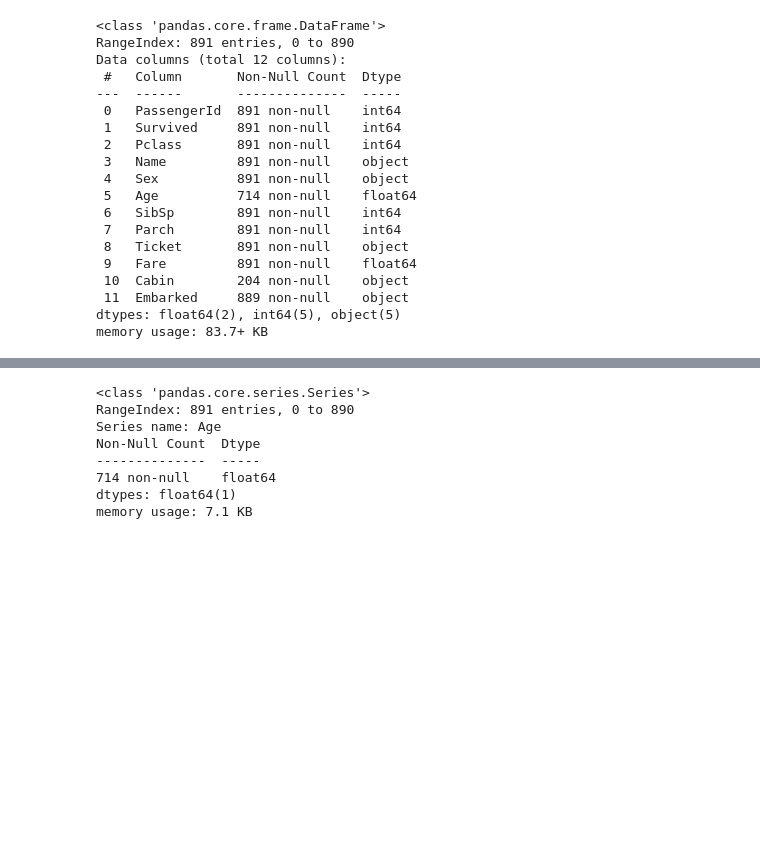
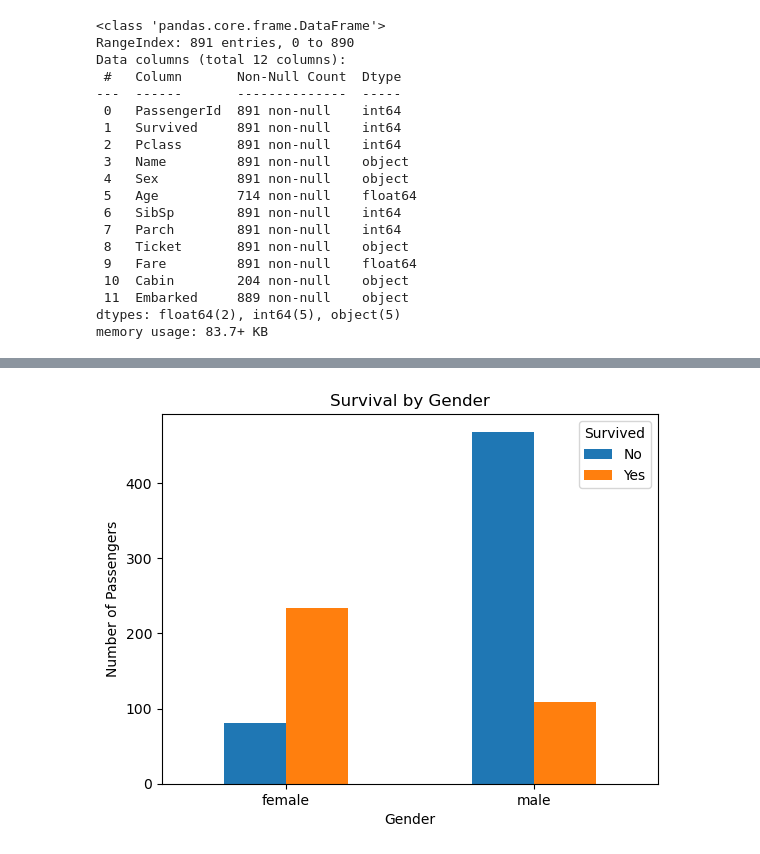
Before and after one commit to NewGencodeX/Titanic-Survival-Prediction, a Jupyter notebook: notebooks/01_data_exploration.ipynb, the cells around one changed output, grey strips where cells are left out. Saved outputs shown, nothing was run; the diff lists cells and outputs as text; code cells hidden in the pictures; blank space fills up the shorter version.

```diff
--- a/notebooks/01_data_exploration.ipynb
+++ b/notebooks/01_data_exploration.ipynb
@@ -74,12 +67,15 @@ dtype: int64
 # %%
-df["Age"].info()
+gender_survival = pd.crosstab(df['Sex'], df['Survived'])
+gender_survival.plot(kind='bar')
+
+plt.title("Survival by Gender")
+plt.xlabel("Gender")
+plt.ylabel("Number of Passengers")
+plt.legend(title="Survived", labels=["No", "Yes"])
+plt.xticks(rotation=0)
+
+plt.savefig("../outputs/figures/survival_by_gender.png", dpi=300, bbox_inches="tight")
+plt.show()
 # %% [output]
-<class 'pandas.core.series.Series'>
-RangeIndex: 891 entries, 0 to 890
-Series name: Age
-Non-Null Count  Dtype
---------------  -----
-714 non-null    float64
-dtypes: float64(1)
-memory usage: 7.1 KB
+[figure, added]
 # %%
```
Also changed, not shown: parts of 7 cells of this notebook, 5 other files.
